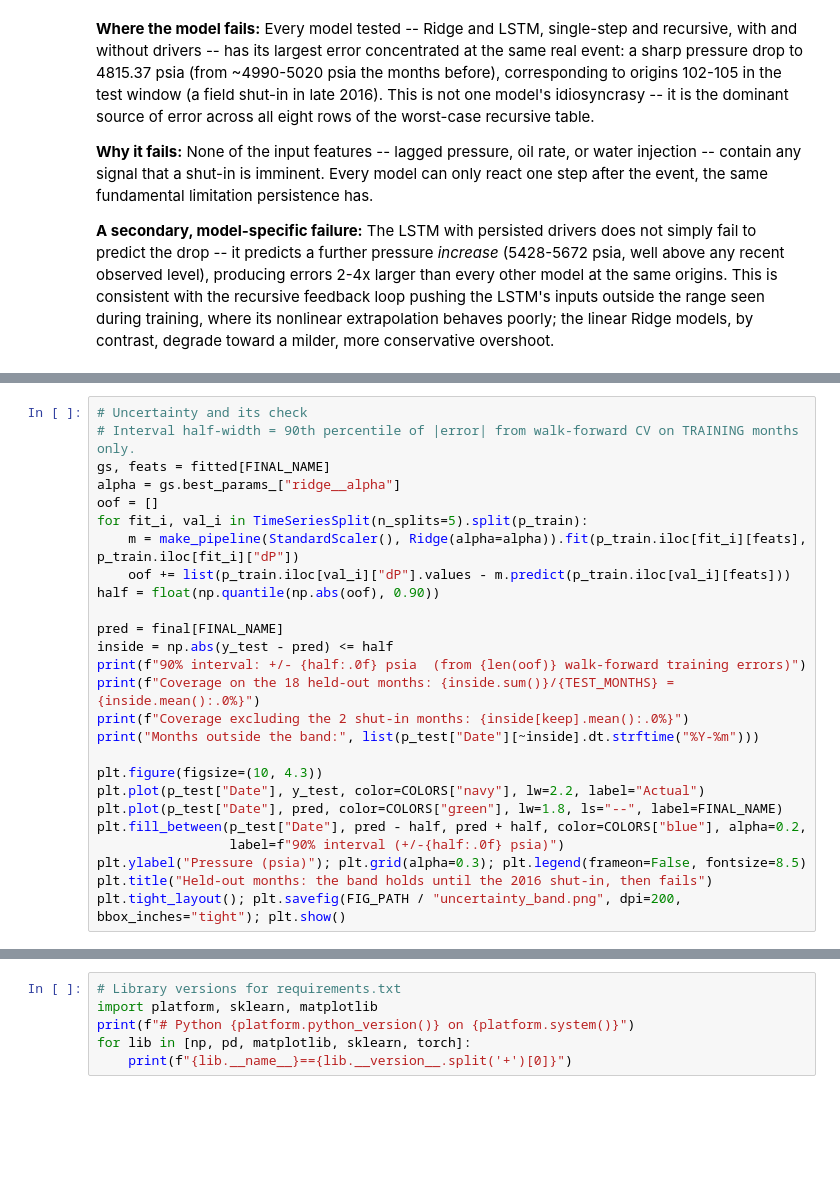
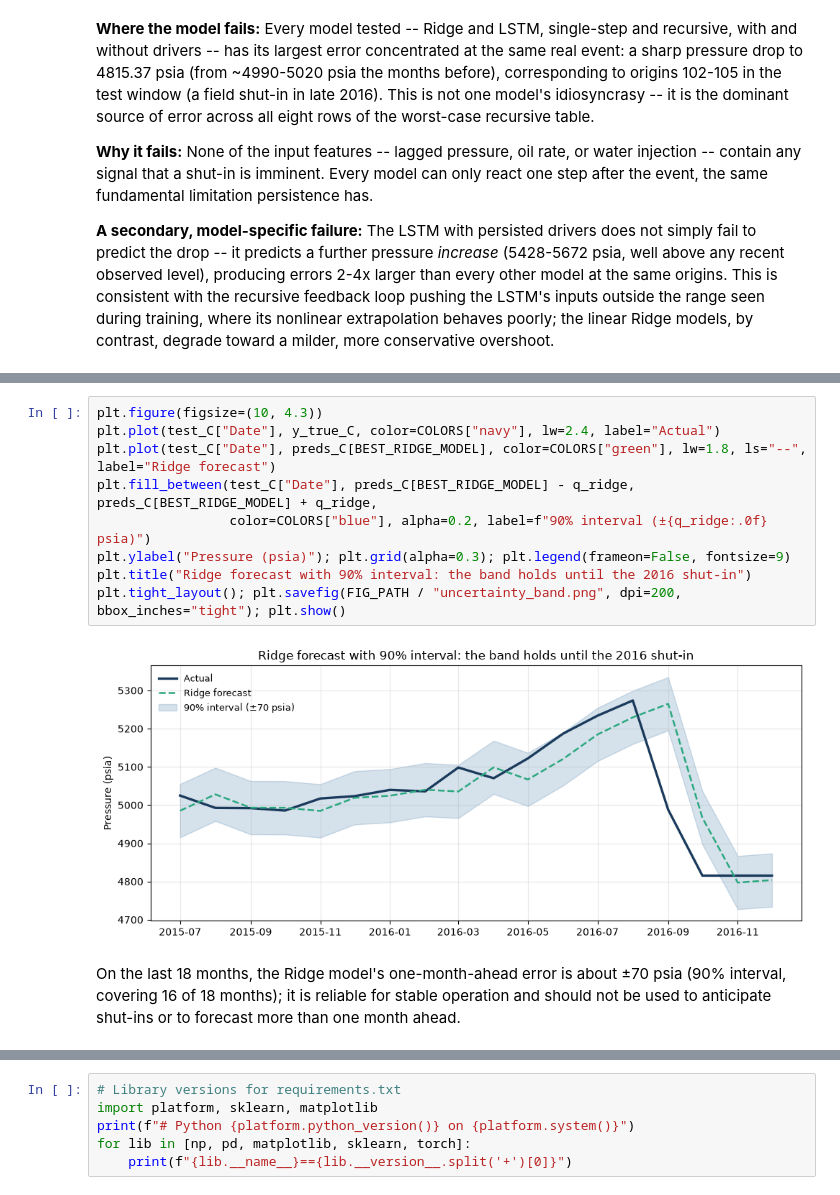
Before and after one commit to sadaraka-kadi/ml4pe-pressure-forecasting, a Jupyter notebook: notebooks/capstone.ipynb, the cells around one changed output, grey strips where cells are left out. Saved outputs shown, nothing was run; the diff lists cells and outputs as text; blank space fills up the shorter version.

```diff
--- a/notebooks/capstone.ipynb
+++ b/notebooks/capstone.ipynb
@@ -1158,26 +1157,0 @@ by contrast, degrade toward a milder, more conservative overshoot.
-# %%
-# Uncertainty and its check
-# Interval half-width = 90th percentile of |error| from walk-forward CV on TRAINING months only.
-gs, feats = fitted[FINAL_NAME]
-alpha = gs.best_params_["ridge__alpha"]
-oof = []
-for fit_i, val_i in TimeSeriesSplit(n_splits=5).split(p_train):
-    m = make_pipeline(StandardScaler(), Ridge(alpha=alpha)).fit(p_train.iloc[fit_i][feats], p_train.iloc[fit_i]["dP"])
-    oof += list(p_train.iloc[val_i]["dP"].values - m.predict(p_train.iloc[val_i][feats]))
-half = float(np.quantile(np.abs(oof), 0.90))
-
-pred = final[FINAL_NAME]
-inside = np.abs(y_test - pred) <= half
-print(f"90% interval: +/- {half:.0f} psia  (from {len(oof)} walk-forward training errors)")
-print(f"Coverage on the 18 held-out months: {inside.sum()}/{TEST_MONTHS} = {inside.mean():.0%}")
-print(f"Coverage excluding the 2 shut-in months: {inside[keep].mean():.0%}")
-print("Months outside the band:", list(p_test["Date"][~inside].dt.strftime("%Y-%m")))
-
-plt.figure(figsize=(10, 4.3))
-plt.plot(p_test["Date"], y_test, color=COLORS["navy"], lw=2.2, label="Actual")
-plt.plot(p_test["Date"], pred, color=COLORS["green"], lw=1.8, ls="--", label=FINAL_NAME)
-plt.fill_between(p_test["Date"], pred - half, pred + half, color=COLORS["blue"], alpha=0.2,
-                 label=f"90% interval (+/-{half:.0f} psia)")
-plt.ylabel("Pressure (psia)"); plt.grid(alpha=0.3); plt.legend(frameon=False, fontsize=8.5)
-plt.title("Held-out months: the band holds until the 2016 shut-in, then fails")
-plt.tight_layout(); plt.savefig(FIG_PATH / "uncertainty_band.png", dpi=200, bbox_inches="tight"); plt.show()
@@ -1190,3 +1202,16 @@ Months outside the band: ['2016-09', '2016-10']
+# %%
+plt.figure(figsize=(10, 4.3))
+plt.plot(test_C["Date"], y_true_C, color=COLORS["navy"], lw=2.4, label="Actual")
+plt.plot(test_C["Date"], preds_C[BEST_RIDGE_MODEL], color=COLORS["green"], lw=1.8, ls="--", label="Ridge forecast")
+plt.fill_between(test_C["Date"], preds_C[BEST_RIDGE_MODEL] - q_ridge, preds_C[BEST_RIDGE_MODEL] + q_ridge,
+                 color=COLORS["blue"], alpha=0.2, label=f"90% interval (±{q_ridge:.0f} psia)")
+plt.ylabel("Pressure (psia)"); plt.grid(alpha=0.3); plt.legend(frameon=False, fontsize=9)
+plt.title("Ridge forecast with 90% interval: the band holds until the 2016 shut-in")
+plt.tight_layout(); plt.savefig(FIG_PATH / "uncertainty_band.png", dpi=200, bbox_inches="tight"); plt.show()
+# %% [output]
+[figure, added]
+# %% [markdown]
+On the last 18 months, the Ridge model's one-month-ahead error is about ±70 psia (90% interval, covering 16 of 18 months); it is reliable for stable operation and should not be used to anticipate shut-ins or to forecast more than one month ahead.
 # %% [markdown]
 ---
 ## 10. Conclusions, Limitations, Next Steps
```
Also changed, not shown: parts of 7 cells of this notebook.
